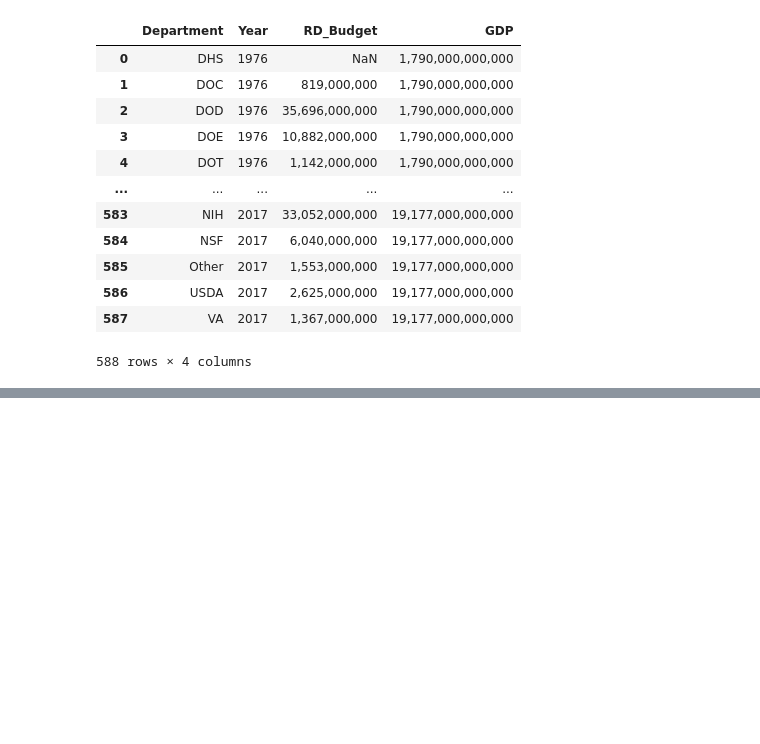
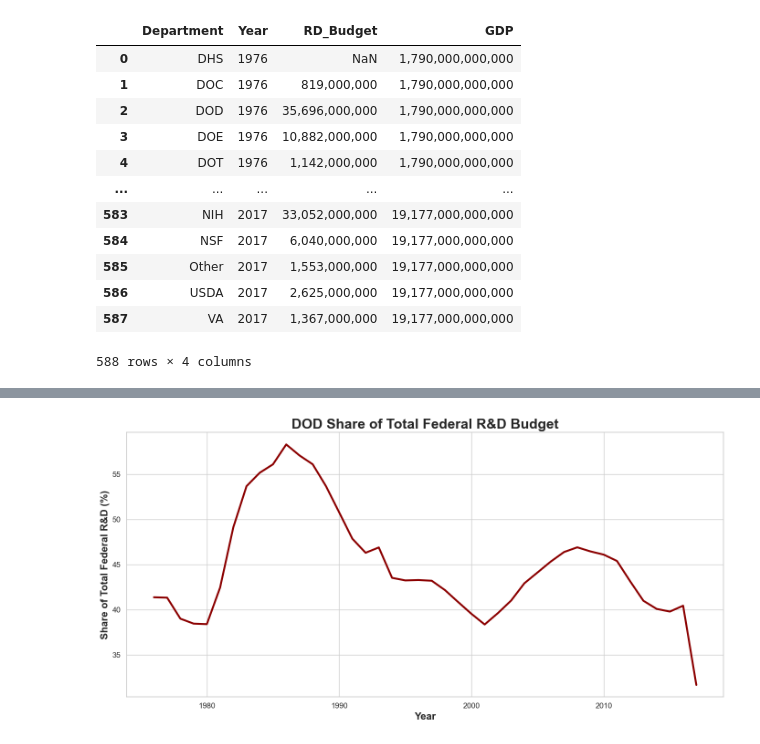
Before and after one commit to tmsantar/Santarelli-Data-Science-Portfolio, a Jupyter notebook: TidyData-Project/main.ipynb, the cells around one changed output, grey strips where cells are left out. Saved outputs shown, nothing was run; the diff lists cells and outputs as text; code cells hidden in the pictures; blank space fills up the shorter version.

```diff
--- a/TidyData-Project/main.ipynb
+++ b/TidyData-Project/main.ipynb
@@ -220,0 +155,17 @@ pivot_table_RD
+# %%
+# Compare DOD to the total federal R&D budget each year
+yearly_total_rd = Fed_RD.groupby('Year')['RD_Budget'].sum().rename('Total_RD')
+dod_share = Fed_RD[Fed_RD['Department'] == 'DOD'].merge(yearly_total_rd, on='Year')
+dod_share['SharePct'] = (dod_share['RD_Budget'] / dod_share['Total_RD']) * 100
+
+plt.figure(figsize=(14, 7))
+ax = sns.lineplot(data=dod_share, x='Year', y='SharePct', color='darkred', linewidth=3)
+plt.title('DOD Share of Total Federal R&D Budget', fontsize=22, weight='bold')
+plt.xlabel('Year', fontsize=16, weight = 'bold')
+plt.ylabel('Share of Total Federal R&D (%)', fontsize=16, weight = 'bold')
+plt.xticks(fontsize=12)
+plt.yticks(fontsize=12)
+plt.tight_layout()
+plt.show()
+# %% [output]
+[figure, added]
```
Also changed, not shown: parts of 24 cells of this notebook.
